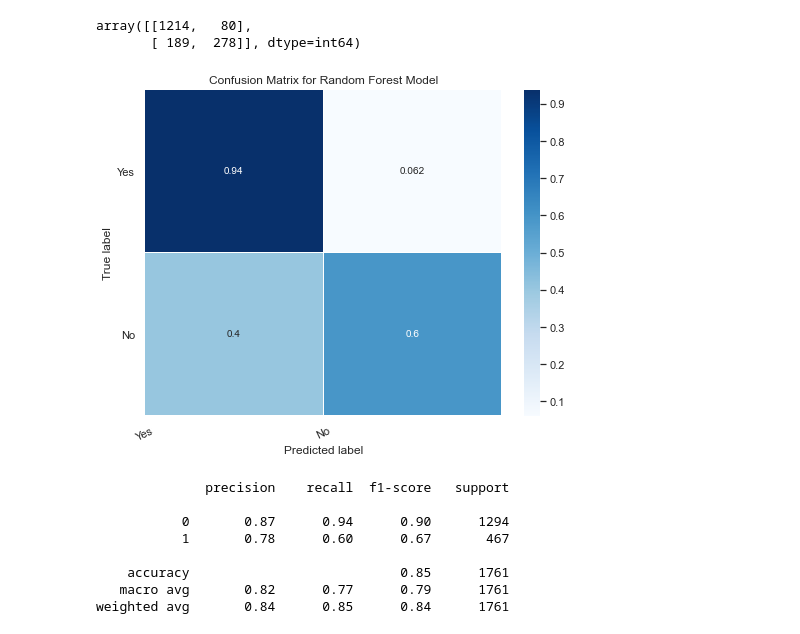
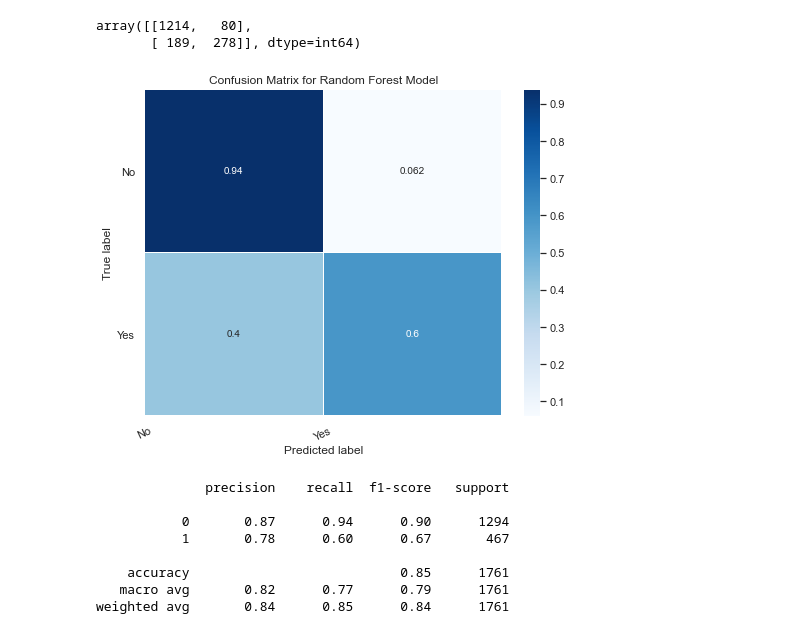
Before and after one commit to samarth-malhotra/Dissertation, a Jupyter notebook: Dissertation Project.ipynb, the cells around one changed output. Cells and saved outputs as stored; diff of their text form; code cells hidden in the pictures.

```diff
--- a/Dissertation Project.ipynb
+++ b/Dissertation Project.ipynb
@@ -539,28 +540,28 @@ array([[1214,   80],
 # %%
 # Plotting the confusion matrix
 # Get and reshape confusion matrix data
 plt.figure(figsize=(8, 6))
-matrix = confusion_matrix(y_test, y_pred_test)
+matrix = confusion_matrix(y_test, y_pred_test, )
 matrix = matrix.astype('float') / matrix.sum(axis=1)[:, np.newaxis]
 
 # Build the plot
 #plt.figure(figsize=(16,7))
 #sns.set(font_scale=1.4)
 sns.heatmap(matrix, annot=True, annot_kws={'size':10},
             cmap=plt.cm.Blues, linewidths=0.2)
 
 # Add labels to the plot
-class_names = ['Yes', 'No']
+class_names = ['No', 'Yes']
 tick_marks = np.arange(len(class_names))
 tick_marks2 = tick_marks + 0.5
 plt.xticks(tick_marks, class_names, rotation=25)
 plt.yticks(tick_marks2, class_names, rotation=0)
 plt.xlabel('Predicted label')
 plt.ylabel('True label')
 plt.title('Confusion Matrix for Random Forest Model')
 plt.show()
 # %% [output]
-[figure, old version]
+[figure, new version]
 # %%
 # Classfication report
 # %%
```
Also changed, not shown: parts of 5 cells of this notebook.
